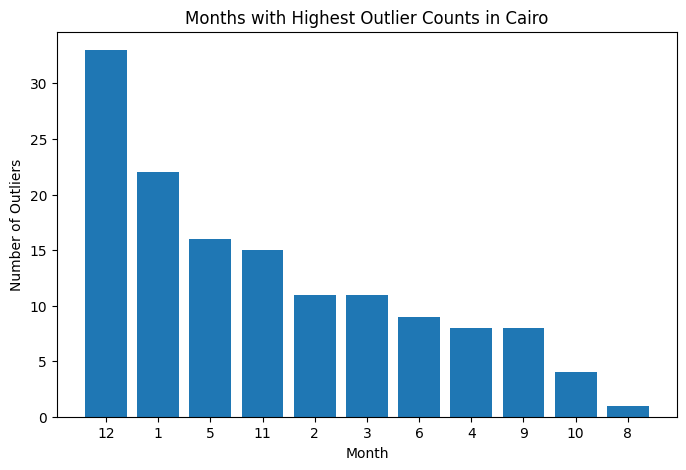
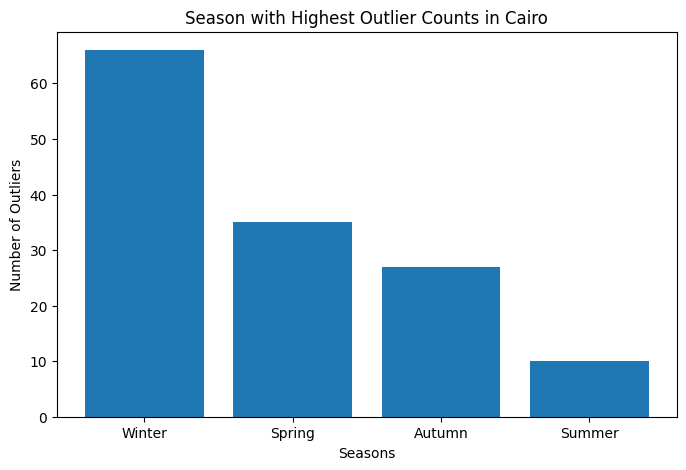
Code edit (unified diff) that turned the first committed figure into the second:
--- before
+++ after
@@ -1,10 +1,10 @@
-monthly_outliers = outlier_rows["Date"].dt.month.value_counts().sort_values(ascending=False)
+season_outliers = outlier_rows["Season"].value_counts().sort_values(ascending=False)
 
 plt.figure(figsize=(8,5))
-plt.bar(monthly_outliers.index.astype(str), monthly_outliers.values)
+plt.bar(season_outliers.index.astype(str), season_outliers.values)
 
-plt.xlabel("Month")
+plt.xlabel("Seasons")
 plt.ylabel("Number of Outliers")
-plt.title("Months with Highest Outlier Counts in Cairo")
+plt.title("Season with Highest Outlier Counts in Cairo")
 
 plt.show()

Commit: Add outlier visualizations and insights for all cities